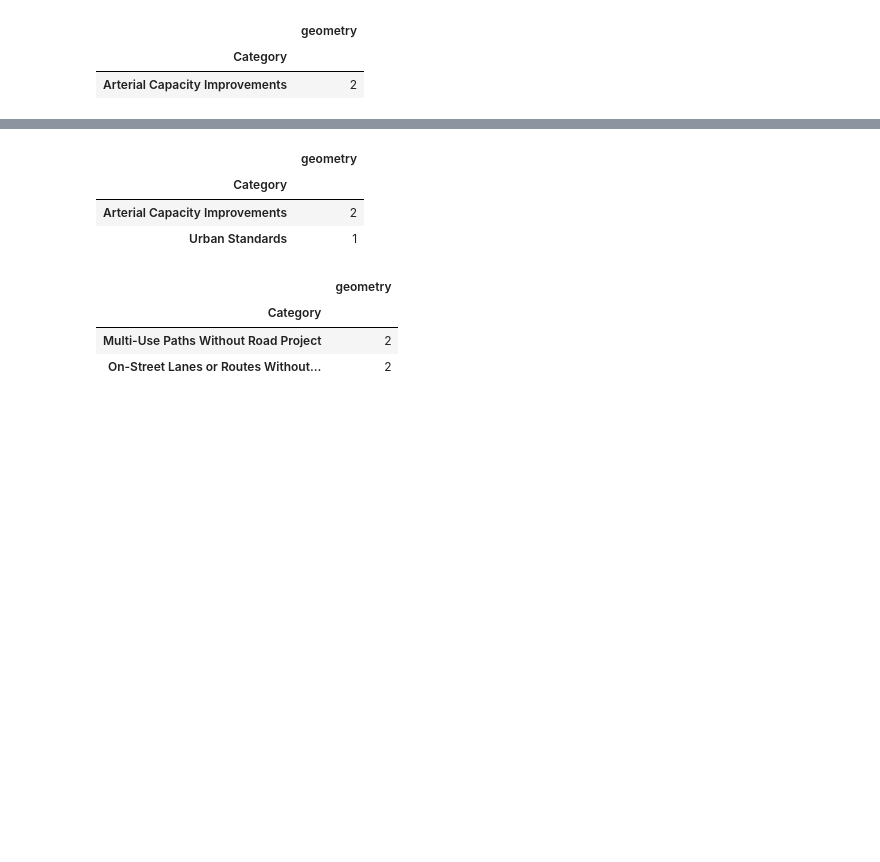
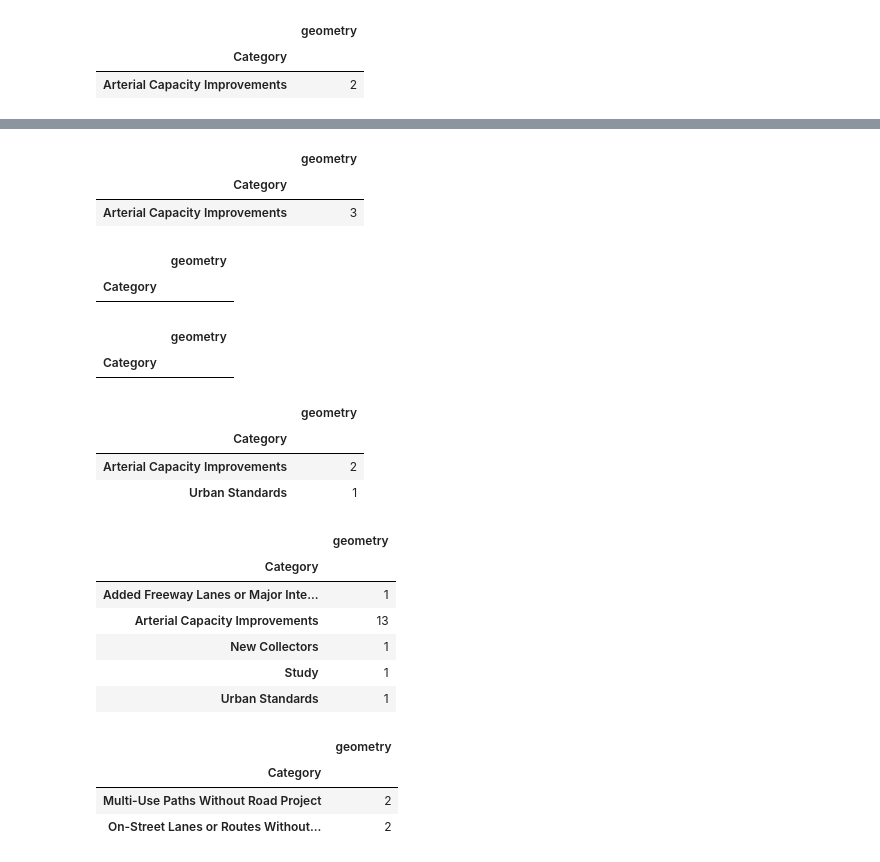
Before and after one commit to dongmeic/RTP, a Jupyter notebook: data/analysis_for_AppendixF.ipynb, the cells around one changed output, grey strips where cells are left out. Saved outputs shown, nothing was run; the diff lists cells and outputs as text; code cells hidden in the pictures; blank space fills up the shorter version.

Commit message:
completed the tables

```diff
--- a/data/analysis_for_AppendixF.ipynb
+++ b/data/analysis_for_AppendixF.ipynb
@@ -260,11 +254,41 @@ aaf.RTP_counted_by_intersection(shapefile='Roadway_points', folder='NaturalHazar
-# %%
-# seismic hazards intersect with roadway points
-aaf.RTP_counted_by_intersection(shapefile='Roadway_points', folder='NaturalHazards', file='EarthquakeLayer.shp')
-# %% [output]
-|  | geometry |
-| Category |  |
-| Arterial Capacity Improvements | 2 |
-| Urban Standards | 1 |
+# %%
+# Conservation Opportunity Areas intersect with roadway points
+aaf.RTP_counted_by_intersection(shapefile='Roadway_points', folder='SensitiveHabitats', file='ODFW_COAs_CLMPO.shp')
+# %% [output]
+|  | geometry |
+| Category |  |
+| Arterial Capacity Improvements | 3 |
+# %%
+# USFWS Critical Habitats intersect with roadway points
+aaf.RTP_counted_by_intersection(shapefile='Roadway_points', folder='SensitiveHabitats', file='CRITHAB_CLMPO.shp')
+# %% [output]
+|  | geometry |
+| Category |  |
+# %%
+# floodway intersects with roadway points
+aaf.RTP_counted_by_intersection(shapefile='Roadway_points', folder='NaturalHazards', file='FloodwayCLMPO.shp')
+# %% [output]
+|  | geometry |
+| Category |  |
+# %%
+# seismic hazards intersect with roadway points
+aaf.RTP_counted_by_intersection(shapefile='Roadway_points', folder='NaturalHazards', file='EarthquakeLayer.shp')
+# %% [output]
+|  | geometry |
+| Category |  |
+| Arterial Capacity Improvements | 2 |
+| Urban Standards | 1 |
+# %%
+# AirQualityMaintenanceArea intersects with roadway points
+aaf.RTP_counted_by_intersection(shapefile='Roadway_points', folder='AirQuality', file='AirQualityMaintenanceArea.shp')
+# %% [output]
+|  | geometry |
+| Category |  |
+| Added Freeway Lanes or Major Inte... | 1 |
+| Arterial Capacity Improvements | 13 |
+| New Collectors | 1 |
+| Study | 1 |
+| Urban Standards | 1 |
 # %%
 # DEQ303dListedStreams intersect with bike/pedestrain lines
 aaf.RTP_counted_by_intersection(shapefile='BikePed', folder='WaterQuality', file='DEQ303dListedStreams.shp')
```
Also changed, not shown: parts of 66 cells of this notebook.
